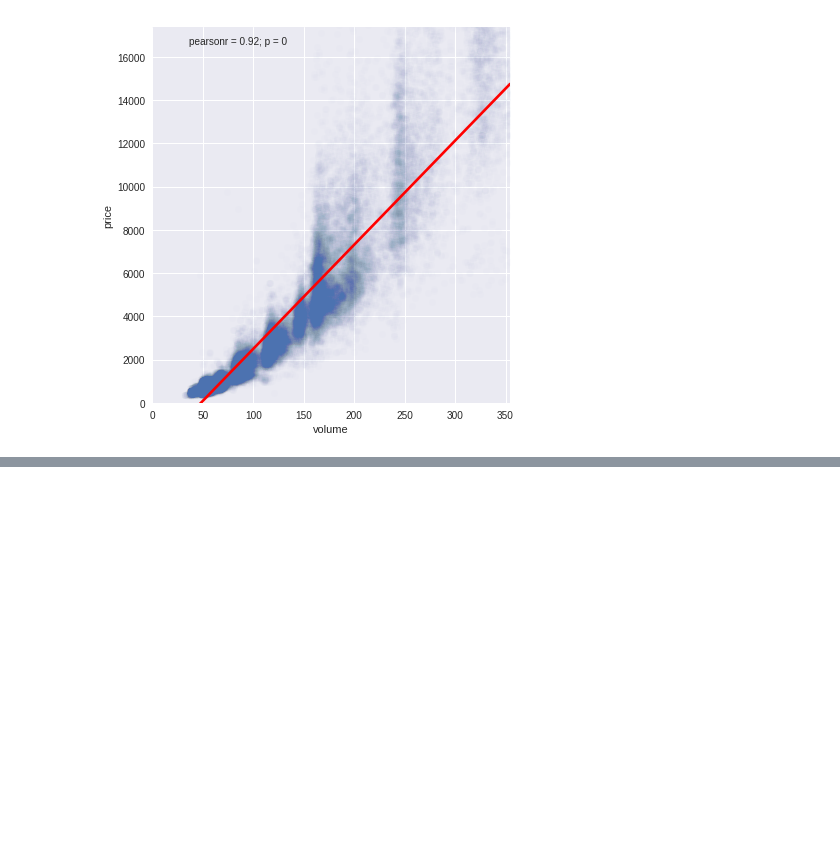
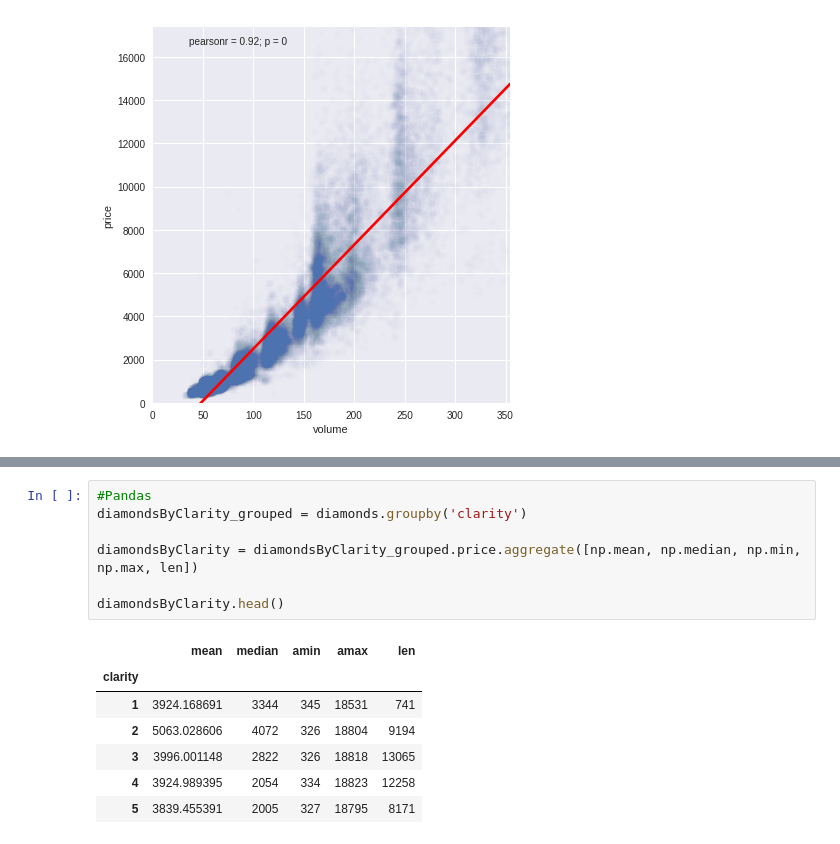
Before and after one commit to jkarakas/EDA_in_R_and_Python, a Jupyter notebook: Bivariate_EDA_Problem_Set.ipynb, the cells around one changed output, grey strips where cells are left out. Drawn from its saved outputs; the diff is of its cells as text; blank space fills up the shorter version.

```diff
--- a/Bivariate_EDA_Problem_Set.ipynb
+++ b/Bivariate_EDA_Problem_Set.ipynb
@@ -399,0 +506,15 @@ g.ax_marg_y.set_axis_off();
+# %%
+#Pandas
+diamondsByClarity_grouped = diamonds.groupby('clarity')
+
+diamondsByClarity = diamondsByClarity_grouped.price.aggregate([np.mean, np.median, np.min, np.max, len])
+
+diamondsByClarity.head()
+# %% [output]
+|  | mean | median | amin | amax | len |
+| clarity |  |  |  |  |  |
+| 1 | 3924.168691 | 3344 | 345 | 18531 | 741 |
+| 2 | 5063.028606 | 4072 | 326 | 18804 | 9194 |
+| 3 | 3996.001148 | 2822 | 326 | 18818 | 13065 |
+| 4 | 3924.989395 | 2054 | 334 | 18823 | 12258 |
+| 5 | 3839.455391 | 2005 | 327 | 18795 | 8171 |
```
Also changed, not shown: parts of 27 cells of this notebook, 3 other files.
